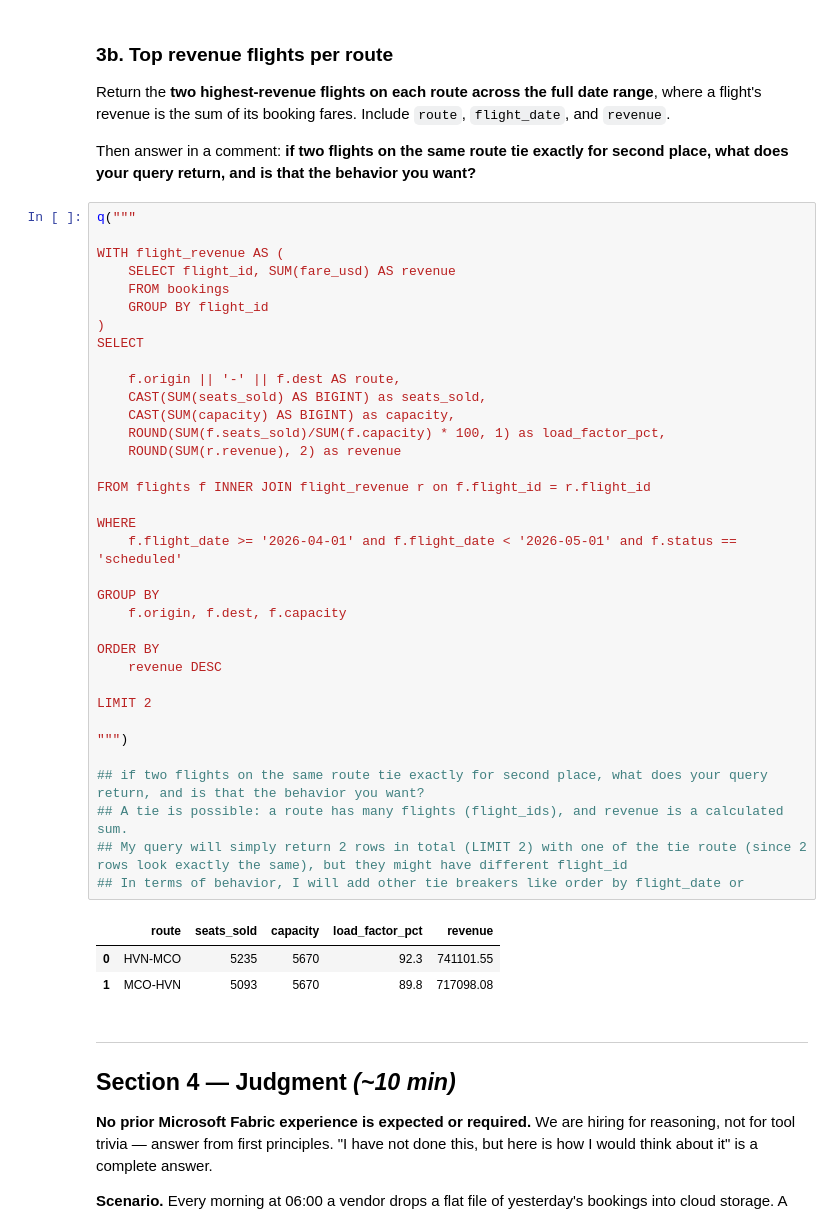
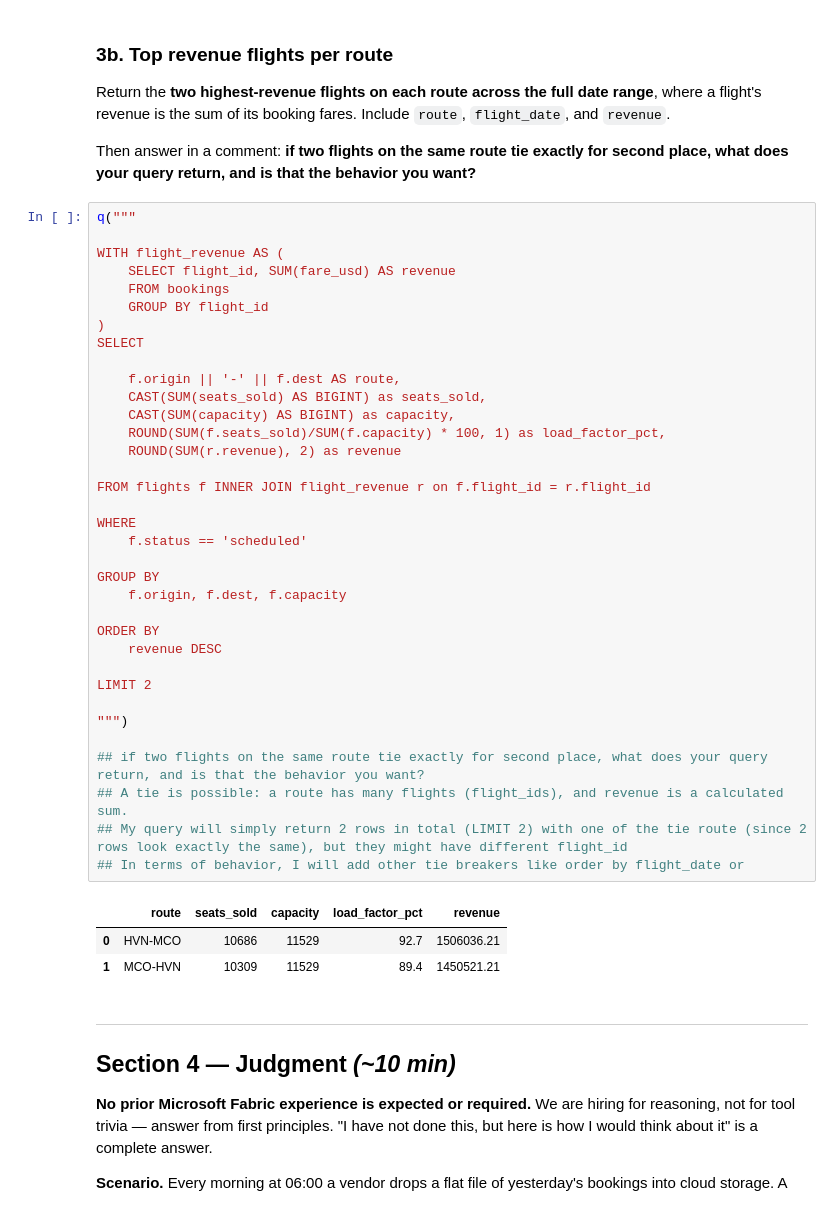
Before and after one commit to KforKelvin/Avelo_Assement, a Jupyter notebook: avelo_de_screen.ipynb, the cells around one changed output. Cells and saved outputs as stored; diff of their text form.

```diff
--- a/avelo_de_screen.ipynb
+++ b/avelo_de_screen.ipynb
@@ -293,36 +342,36 @@ WITH flight_revenue AS (
     GROUP BY flight_id
 )
 SELECT
 
     f.origin || '-' || f.dest AS route,
     CAST(SUM(seats_sold) AS BIGINT) as seats_sold,
     CAST(SUM(capacity) AS BIGINT) as capacity,
     ROUND(SUM(f.seats_sold)/SUM(f.capacity) * 100, 1) as load_factor_pct,
     ROUND(SUM(r.revenue), 2) as revenue
 
 FROM flights f INNER JOIN flight_revenue r on f.flight_id = r.flight_id
 
 WHERE
-    f.flight_date >= '2026-04-01' and f.flight_date < '2026-05-01' and f.status == 'scheduled'
+    f.status == 'scheduled'
 
 GROUP BY
     f.origin, f.dest, f.capacity
 
 ORDER BY
     revenue DESC
 
 LIMIT 2
 
 """)
 
 ## if two flights on the same route tie exactly for second place, what does your query return, and is that the behavior you want?
 ## A tie is possible: a route has many flights (flight_ids), and revenue is a calculated sum.
 ## My query will simply return 2 rows in total (LIMIT 2) with one of the tie route (since 2 rows look exactly the same), but they might have different flight_id
 ## In terms of behavior, I will add other tie breakers like order by flight_date or
 # %% [output]
 |  | route | seats_sold | capacity | load_factor_pct | revenue |
-| 0 | HVN-MCO | 5235 | 5670 | 92.3 | 741101.55 |
-| 1 | MCO-HVN | 5093 | 5670 | 89.8 | 717098.08 |
+| 0 | HVN-MCO | 10686 | 11529 | 92.7 | 1506036.21 |
+| 1 | MCO-HVN | 10309 | 11529 | 89.4 | 1450521.21 |
 # %% [markdown]
 ---
 ## Section 4 — Judgment  *(~10 min)*
```
Also changed, not shown: parts of 4 cells of this notebook.
